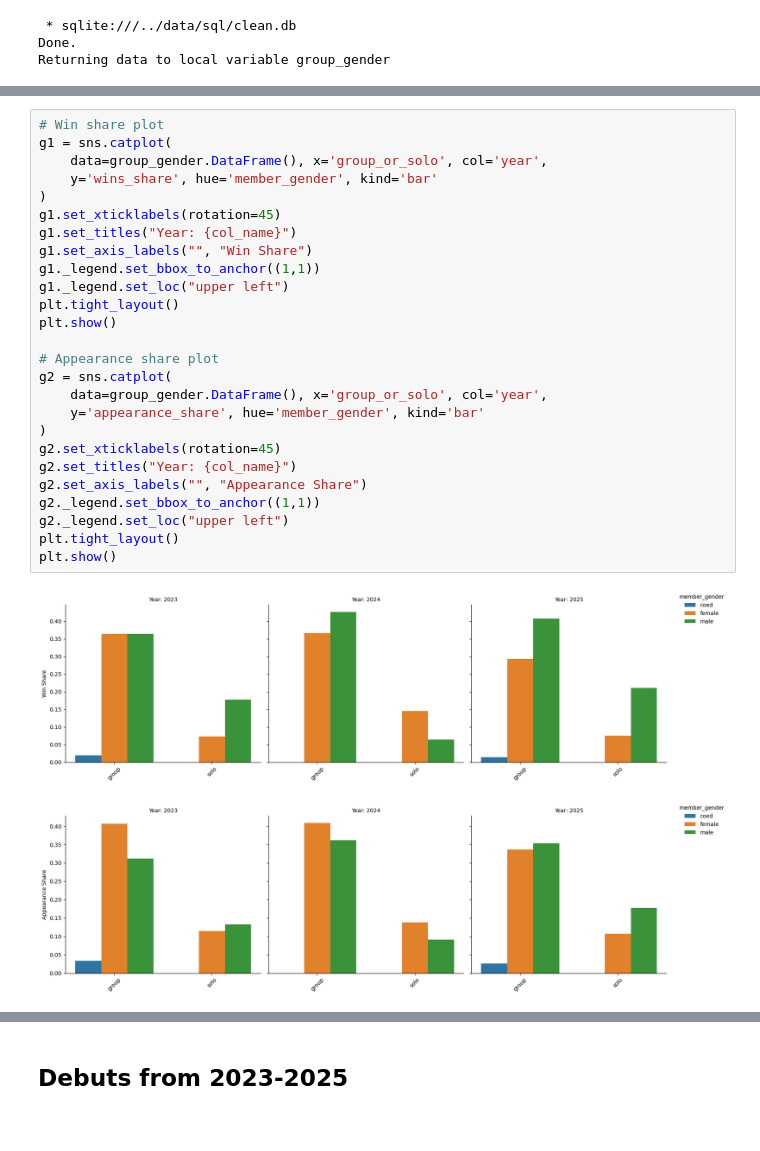
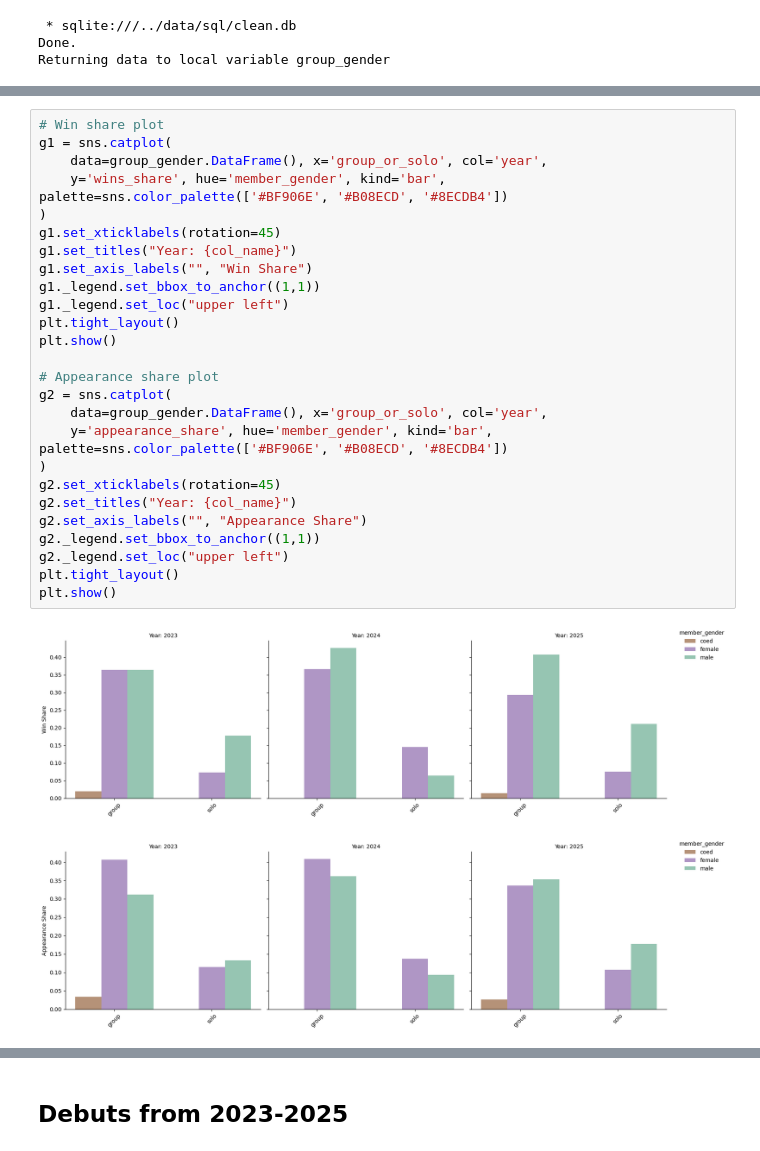
Before and after one commit to ccaban6/love-dive-into-kpop-music-show-winners, a Jupyter notebook: notebooks/02_exploratory_analysis.ipynb, the cells around one changed output, grey strips where cells are left out. Drawn from its saved outputs; the diff is of its cells as text.

```diff
--- a/notebooks/02_exploratory_analysis.ipynb
+++ b/notebooks/02_exploratory_analysis.ipynb
@@ -313,29 +317,29 @@ plt.show()
 # %%
 # Win share plot
 g1 = sns.catplot(
     data=group_gender.DataFrame(), x='group_or_solo', col='year',
-    y='wins_share', hue='member_gender', kind='bar'
+    y='wins_share', hue='member_gender', kind='bar', palette=sns.color_palette(['#BF906E', '#B08ECD', '#8ECDB4'])
 )
 g1.set_xticklabels(rotation=45)
 g1.set_titles("Year: {col_name}")
 g1.set_axis_labels("", "Win Share")
 g1._legend.set_bbox_to_anchor((1,1))
 g1._legend.set_loc("upper left")
 plt.tight_layout()
 plt.show()
 
 # Appearance share plot
 g2 = sns.catplot(
     data=group_gender.DataFrame(), x='group_or_solo', col='year',
-    y='appearance_share', hue='member_gender', kind='bar'
+    y='appearance_share', hue='member_gender', kind='bar', palette=sns.color_palette(['#BF906E', '#B08ECD', '#8ECDB4'])
 )
 g2.set_xticklabels(rotation=45)
 g2.set_titles("Year: {col_name}")
 g2.set_axis_labels("", "Appearance Share")
 g2._legend.set_bbox_to_anchor((1,1))
 g2._legend.set_loc("upper left")
 plt.tight_layout()
 plt.show()
 # %% [output]
-[figure, old version]
+[figure, new version]
-[figure, old version]
+[figure, new version]
```
Also changed, not shown: parts of 20 cells of this notebook, 3 other files.
